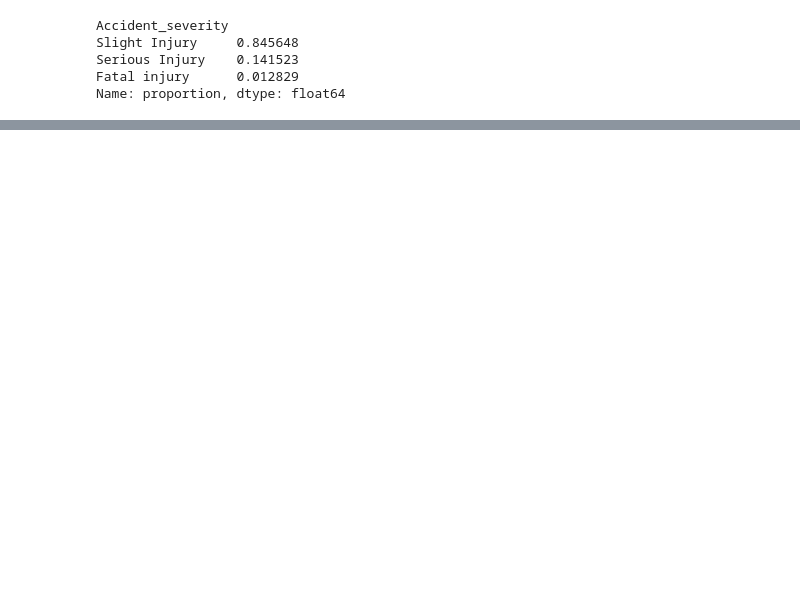
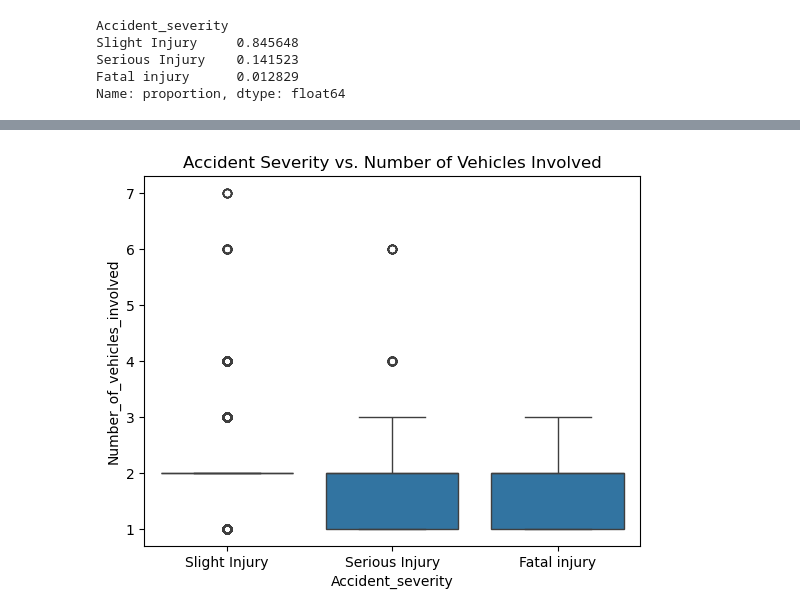
Before and after one commit to david11133/road-traffic-accidents-ml, a Jupyter notebook: notebooks/01_data_exploration.ipynb, the cells around one changed output, grey strips where cells are left out. Saved outputs shown, nothing was run; the diff lists cells and outputs as text; code cells hidden in the pictures; blank space fills up the shorter version.

Commit message:
add visuals

```diff
--- a/notebooks/01_data_exploration.ipynb
+++ b/notebooks/01_data_exploration.ipynb
@@ -152,0 +169,7 @@ Name: proportion, dtype: float64
+# %%
+# Analyzing the Relationship Between 'Accident_severity' and Other Features
+sns.boxplot(x='Accident_severity', y='Number_of_vehicles_involved', data=df)
+plt.title('Accident Severity vs. Number of Vehicles Involved')
+plt.show()
+# %% [output]
+[figure, added]
```
Also changed, not shown: parts of 12 cells of this notebook.
